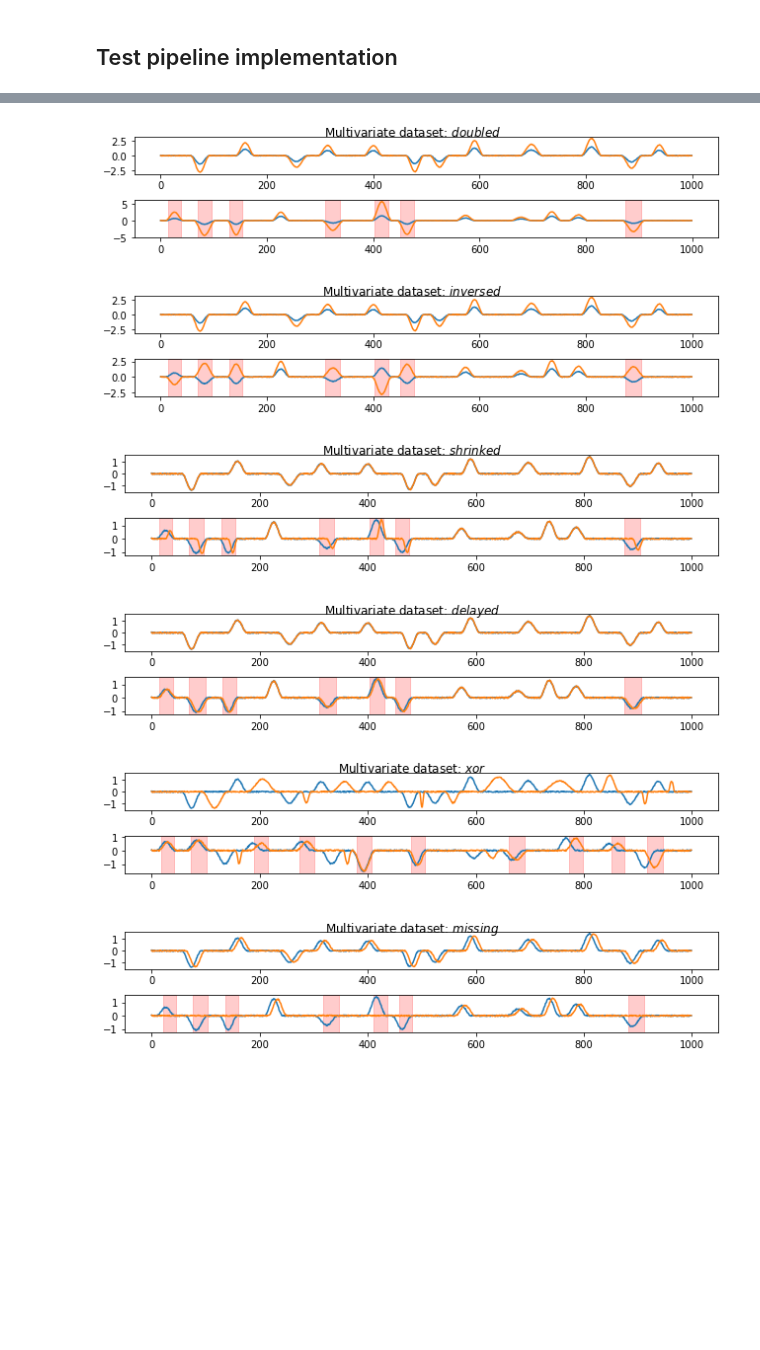
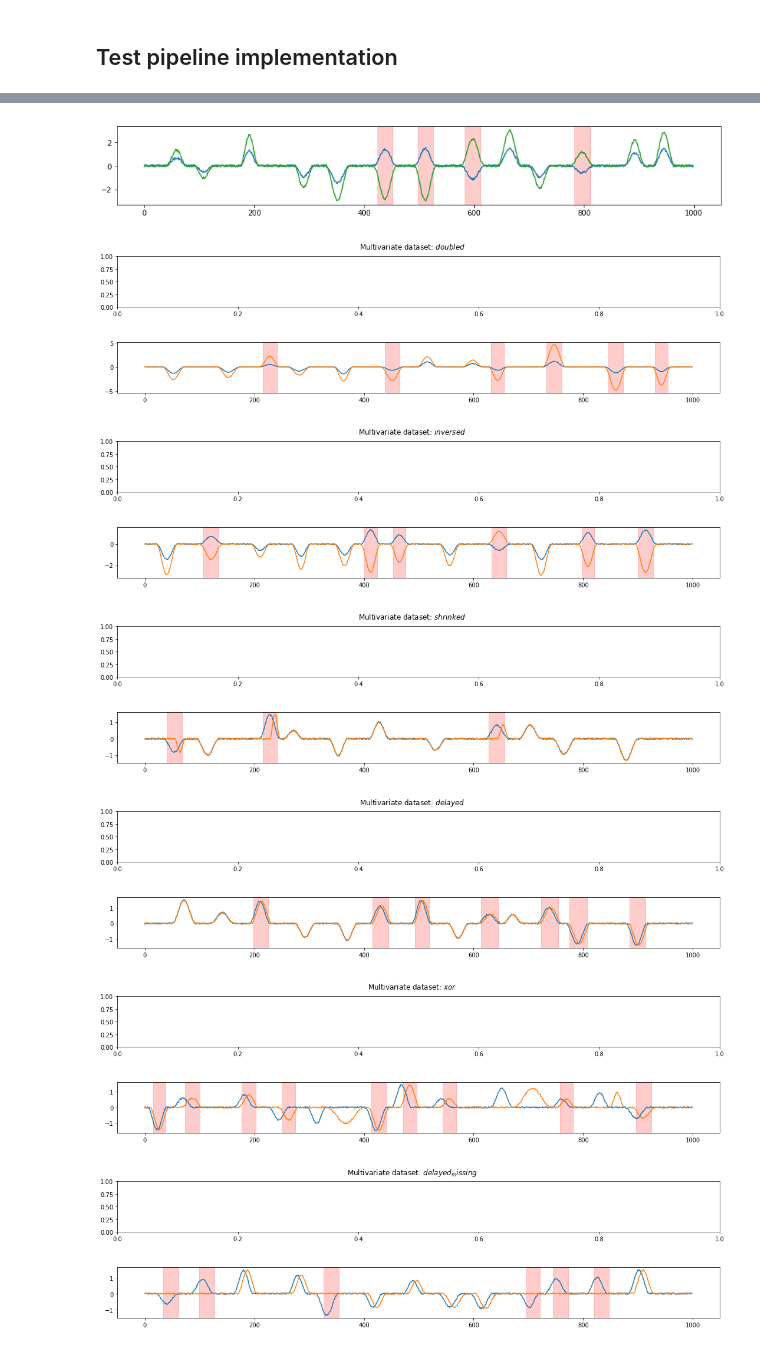
Before and after one commit to KDD-OpenSource/DeepADoTS, a Jupyter notebook: notebooks/3.0-tk-data-generation.ipynb, the cells around one changed output, grey strips where cells are left out. Drawn from its saved outputs; the diff is of its cells as text; code cells hidden in the pictures; blank space fills up the shorter version.

```diff
--- a/notebooks/3.0-tk-data-generation.ipynb
+++ b/notebooks/3.0-tk-data-generation.ipynb
@@ -22,39 +36,51 @@ X_train, y_train, X_test, y_test = dataset.data()
+# %%
+dataset = MultivariateAnomalyFunction.get_multivariate_dataset(length=1000, method='inversed', test_pollution=0.3, global_noise=0.2)
+X_train, y_train, X_test, y_test = dataset.data()
+fig, ax = plt.subplots(1, 1, figsize=(15, 2))
+X_test.plot(ax=ax, color=['C0', 'C2'], legend=False)
+starts = np.arange(0, len(y_test))[(y_test == 1) & (y_test.shift(1) == 0)]
+ends = np.arange(0, len(y_test))[(y_test == 1) & (y_test.shift(-1) == 0)]
+for start_idx, end_idx in zip(starts, ends):
+    ax.axvspan(start_idx, end_idx, alpha=0.2, color='red')
+# %% [output]
+[figure, added]
 # %%
 def plot_dataset(X_train, X_test, y_test, title, show_legend=False):
-    fig, axes = plt.subplots(2, 1, figsize=(9, 2))
-    X_train.rename(columns={0: 'Dimension 1', 1: 'Dimension 2'}).plot(ax=axes[0], legend=show_legend)
+    fig, axes = plt.subplots(2, 1, figsize=(15, 4))
+    # X_train.rename(columns={0: 'Dimension 1', 1: 'Dimension 2'}).plot(ax=axes[0], legend=show_legend)
     X_test.rename(columns={0: 'Dimension 1', 1: 'Dimension 2'}).plot(ax=axes[1], legend=show_legend)
     # Same range for all plots
 #     axes[0].set_ylim((-5, 6))
 #     axes[1].set_ylim((-5, 6))
 
     starts = np.arange(0, len(y_test))[(y_test == 1) & (y_test.shift(1) == 0)]
     ends = np.arange(0, len(y_test))[(y_test == 1) & (y_test.shift(-1) == 0)]
     for start_idx, end_idx in zip(starts, ends):
         axes[1].axvspan(start_idx, end_idx, alpha=0.2, color='red')
 
     fig.tight_layout()
 
     # Avoid overlapping title and axis labels
     fig.subplots_adjust(top=0.9, hspace=0.7)
     fig.savefig(f'Multivariate-Dataset-{title}.pdf')
     fig.suptitle(rf'Multivariate dataset: ${title}$')
 
 def generate_and_plot_dataset(dim2_name):
     dataset = MultivariateAnomalyFunction.get_multivariate_dataset(length=1000, method=dim2_name)
     X_train, y_train, X_test, y_test = dataset.data()
     plot_dataset(X_train, X_test, y_test, dim2_name)
 
 generate_and_plot_dataset('doubled')
 generate_and_plot_dataset('inversed')
 generate_and_plot_dataset('shrinked')
 generate_and_plot_dataset('delayed')
 generate_and_plot_dataset('xor')
-generate_and_plot_dataset('missing')
+
+generate_and_plot_dataset('delayed_missing')
 # %% [output]
-[figure, old version]
+[figure, new version]
-[figure, old version]
+[figure, new version]
-[figure, old version]
+[figure, new version]
-[figure, old version]
+[figure, new version]
-[figure, old version]
+[figure, new version]
-[figure, old version]
+[figure, new version]
```
Also changed, not shown: parts of 5 cells of this notebook, 1 other file.
